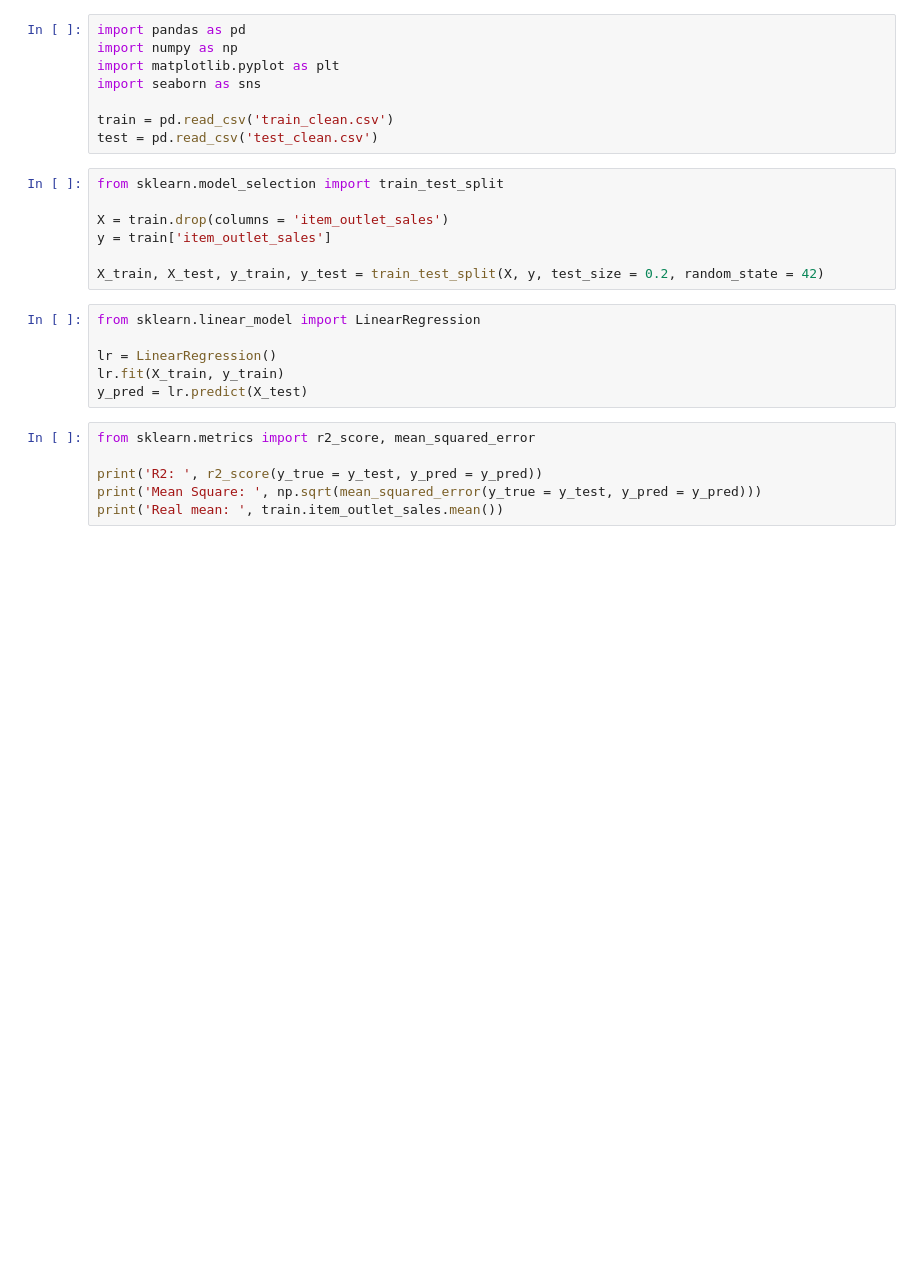
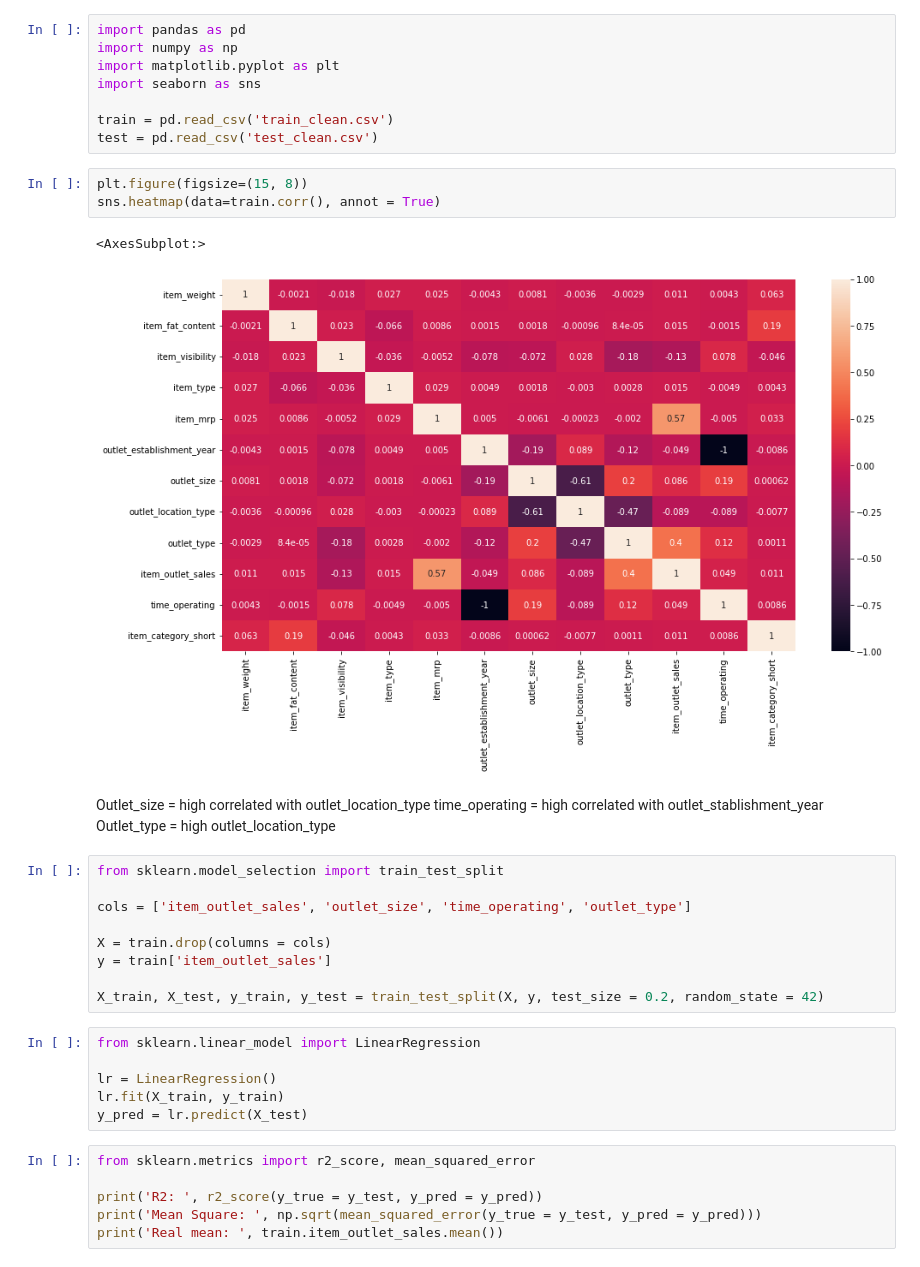
Before and after one commit to matheusmello-o/bigmart-sales-prediction, a Jupyter notebook: prediction-model.ipynb, the cells around one changed output. Saved outputs shown, nothing was run; the diff lists cells and outputs as text; blank space fills up the shorter version.

```diff
--- a/prediction-model.ipynb
+++ b/prediction-model.ipynb
@@ -6,10 +6,22 @@ import seaborn as sns
 
 train = pd.read_csv('train_clean.csv')
 test = pd.read_csv('test_clean.csv')
+# %%
+plt.figure(figsize=(15, 8))
+sns.heatmap(data=train.corr(), annot = True)
+# %% [output]
+<AxesSubplot:>
+[figure, added]
+# %% [markdown]
+Outlet_size = high correlated with outlet_location_type
+time_operating = high correlated with outlet_stablishment_year
+Outlet_type = high outlet_location_type
 # %%
 from sklearn.model_selection import train_test_split
 
-X = train.drop(columns = 'item_outlet_sales')
+cols = ['item_outlet_sales', 'outlet_size', 'time_operating', 'outlet_type']
+
+X = train.drop(columns = cols)
 y = train['item_outlet_sales']
 
 X_train, X_test, y_train, y_test = train_test_split(X, y, test_size = 0.2, random_state = 42)
```
Also changed, not shown: parts of 14 cells of this notebook.
